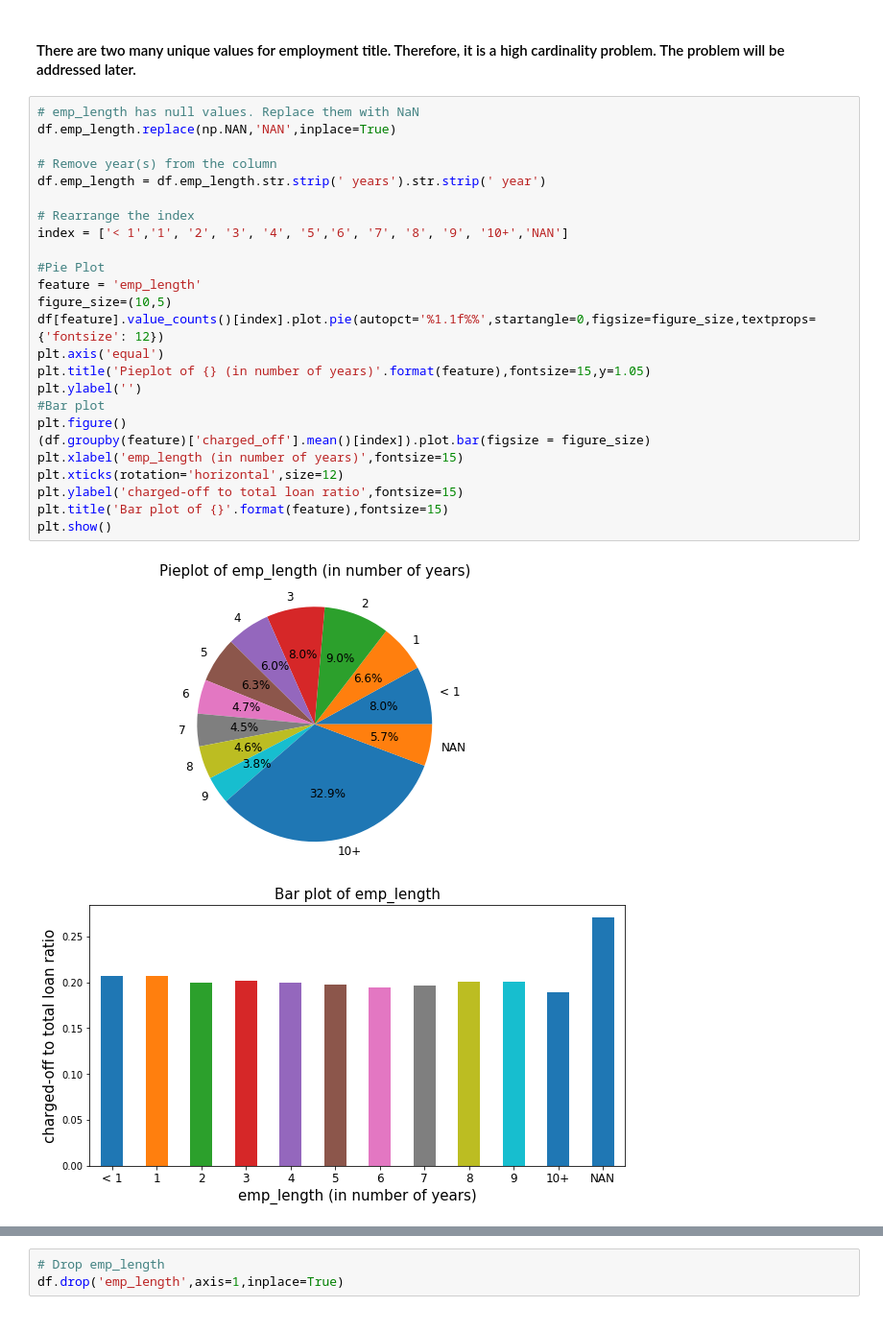
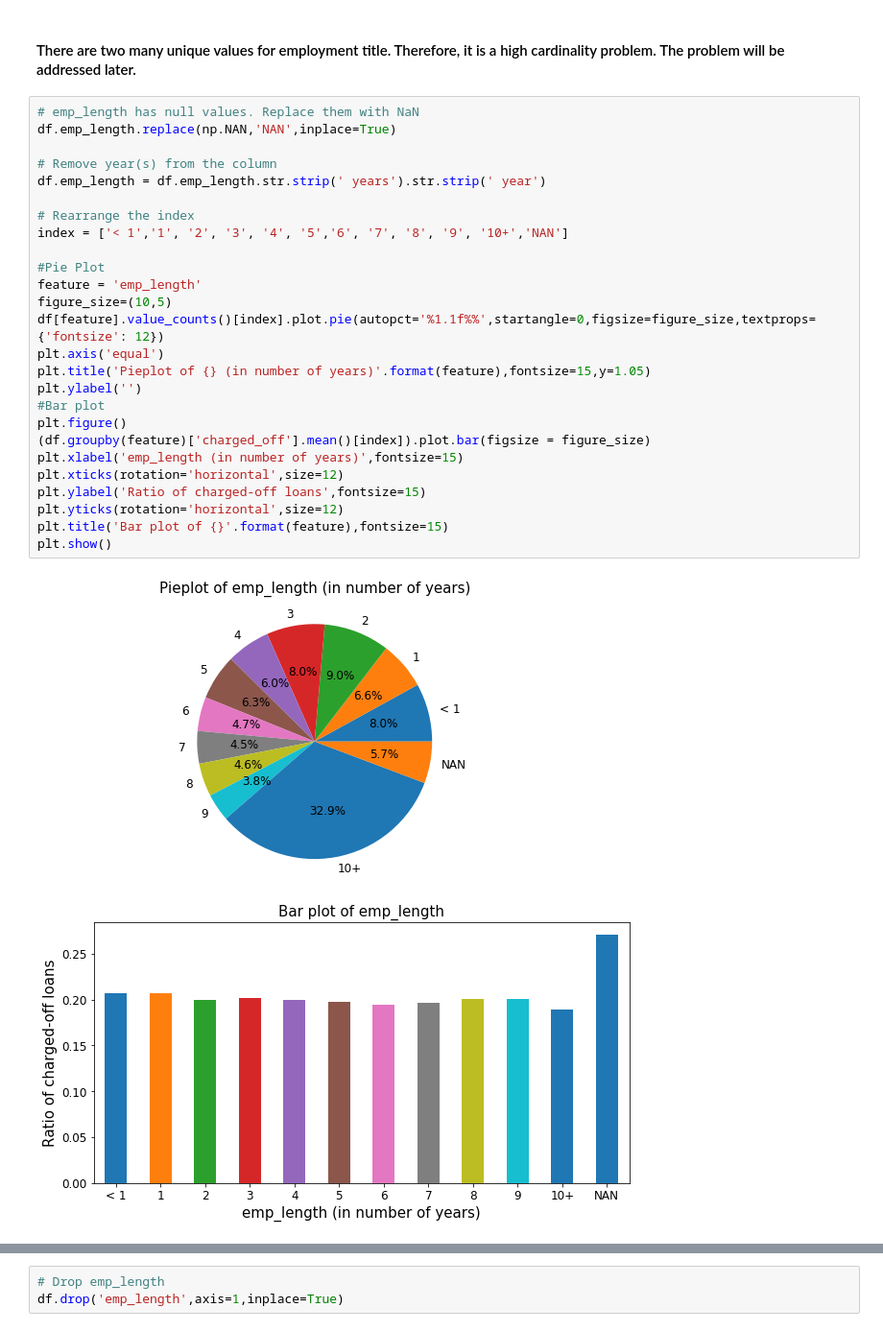
Before and after one commit to moeinsoodavi/Springboard, a Jupyter notebook: PredictingLoanStatusAtLendingClub/EDA1.ipynb, the cells around one changed output, grey strips where cells are left out. Shown at 96% size. Drawn from its saved outputs; the diff is of its cells as text.

```diff
--- a/PredictingLoanStatusAtLendingClub/EDA1.ipynb
+++ b/PredictingLoanStatusAtLendingClub/EDA1.ipynb
@@ -338,29 +338,30 @@ df.emp_title.nunique()
 # %%
 # emp_length has null values. Replace them with NaN
 df.emp_length.replace(np.NAN,'NAN',inplace=True)
 
 # Remove year(s) from the column
 df.emp_length = df.emp_length.str.strip(' years').str.strip(' year')
 
 # Rearrange the index
 index = ['< 1','1', '2', '3', '4', '5','6', '7', '8', '9', '10+','NAN']
 
 #Pie Plot
 feature = 'emp_length'
 figure_size=(10,5)
 df[feature].value_counts()[index].plot.pie(autopct='%1.1f%%',startangle=0,figsize=figure_size,textprops={'fontsize': 12})
 plt.axis('equal')
 plt.title('Pieplot of {} (in number of years)'.format(feature),fontsize=15,y=1.05)
 plt.ylabel('')
 #Bar plot
 plt.figure()
 (df.groupby(feature)['charged_off'].mean()[index]).plot.bar(figsize = figure_size)
 plt.xlabel('emp_length (in number of years)',fontsize=15)
 plt.xticks(rotation='horizontal',size=12)
-plt.ylabel('charged-off to total loan ratio',fontsize=15)
+plt.ylabel('Ratio of charged-off loans',fontsize=15)
+plt.yticks(rotation='horizontal',size=12)
 plt.title('Bar plot of {}'.format(feature),fontsize=15)
 plt.show()
 # %% [output]
 [figure]
-[figure, old version]
+[figure, new version]
 # %% [markdown]
```
Also changed, not shown: parts of 19 cells of this notebook, 2 other files.
